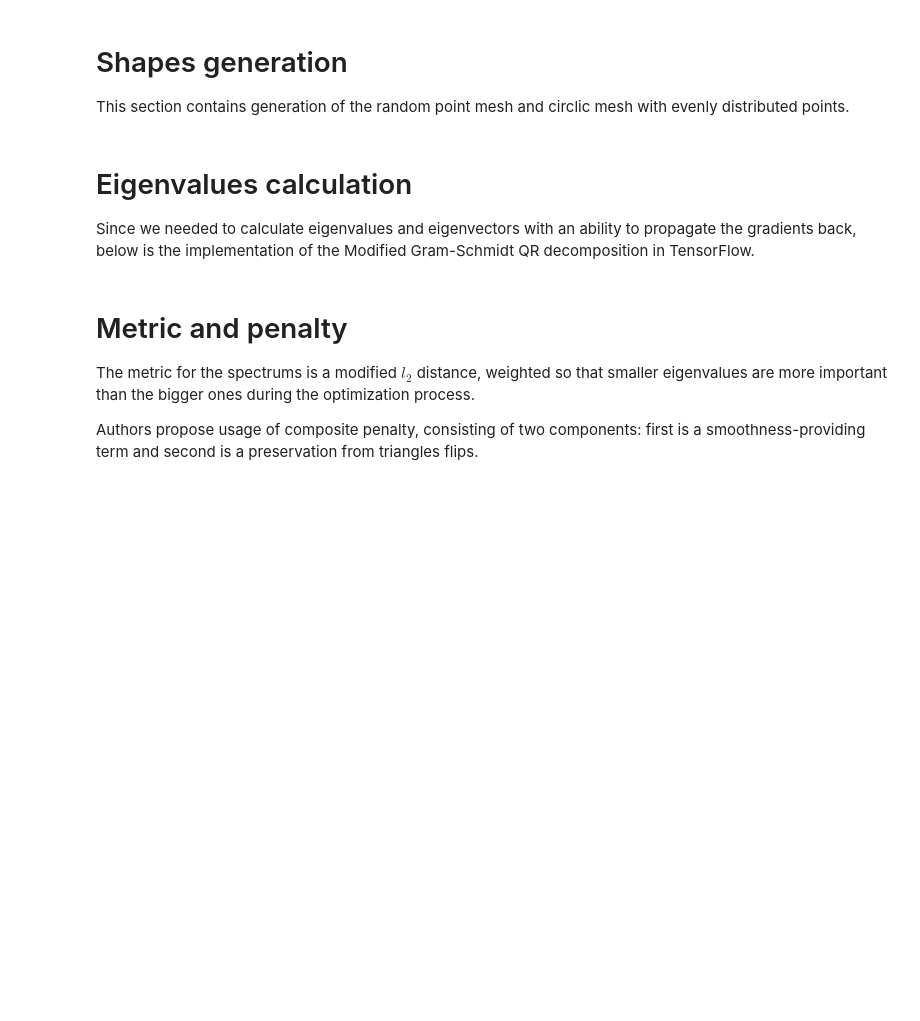
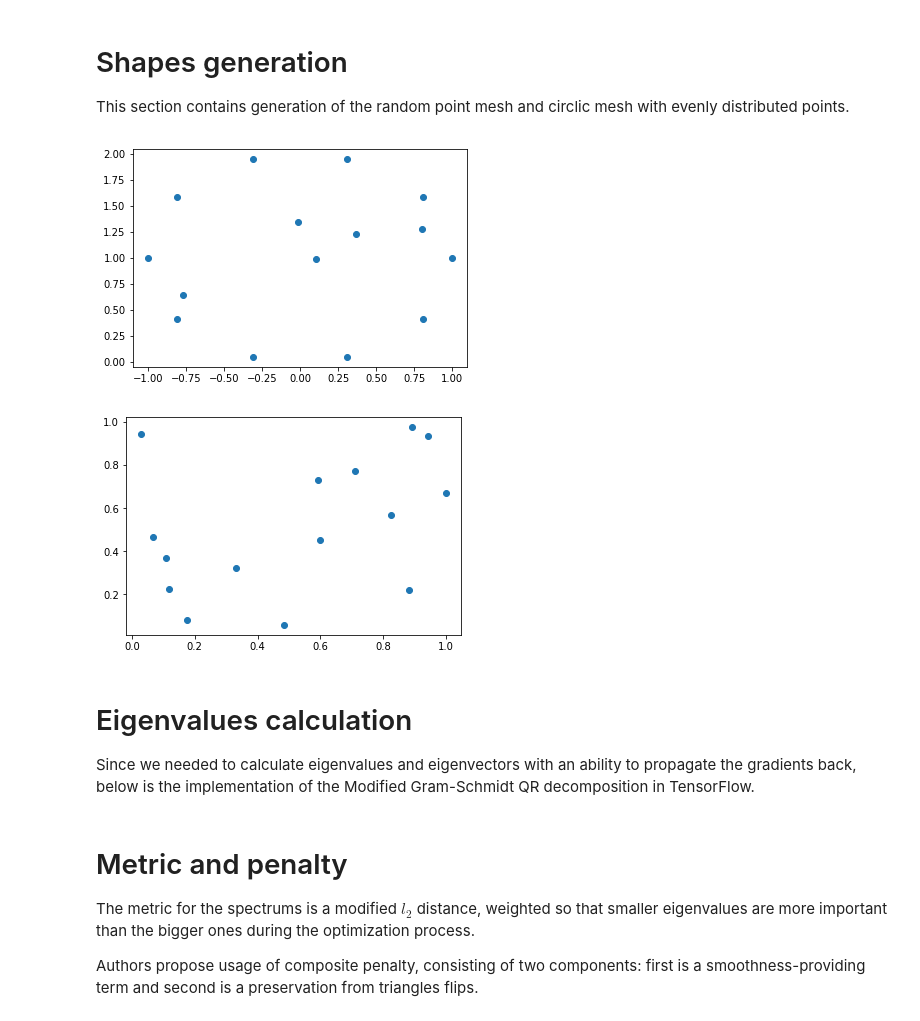
Before and after one commit to kefir8888/ml_project, a Jupyter notebook: project_ml2.ipynb, the cells around one changed output. Saved outputs shown, nothing was run; the diff lists cells and outputs as text; code cells hidden in the pictures; blank space fills up the shorter version.

```diff
--- a/project_ml2.ipynb
+++ b/project_ml2.ipynb
@@ -204,34 +203,37 @@ def generate_circle (x, y, r, num, num_interior=0):
             py = np.random.rand (1)
 
             if ((px - 0.5)**2 + (py - 0.5)**2 < 0.25):
                 break
 
         px = x + px * 2 * r - r
         py = y + py * 2 * r - r
 
         circle [num + i, 0] = px
         circle [num + i, 1] = py
 
     return circle
 
 def generate_random_mesh (num):
     mesh = np.random.rand (num, 2)
 
     return mesh
 
-circle = generate_circle (0, 1, 1, 20, num_interior=40)
+circle = generate_circle (0, 1, 1, 10, num_interior=5)
 plot_mesh (circle)
 
 rand_mesh = generate_random_mesh (15)
 plot_mesh (rand_mesh)
 
 #Немного о том, почему функция генерации кружочка именно такая.
 #В ней отдельно задается количество внешних точек и отдельно количество внутренних.
 #Это нужно, чтобы после генерации рандомного меша получить количество граничных точек
 #в нем и создать кружочек с таким же количеством граничных точек. Это будет означать,
 #что количество граничных ребер в множествах тоже совпадает. Насколько я понимаю, это
 #необходимо, потому что если рандомный меш состоит из четырех точек - треугольника и
 #одной внутренней, то приближать его, начиная с квадрата, было бы странно.
+# %% [output]
+[figure, added]
+[figure, added]
 # %% [markdown]
 # Eigenvalues calculation
 
```
Also changed, not shown: parts of 12 cells of this notebook.
